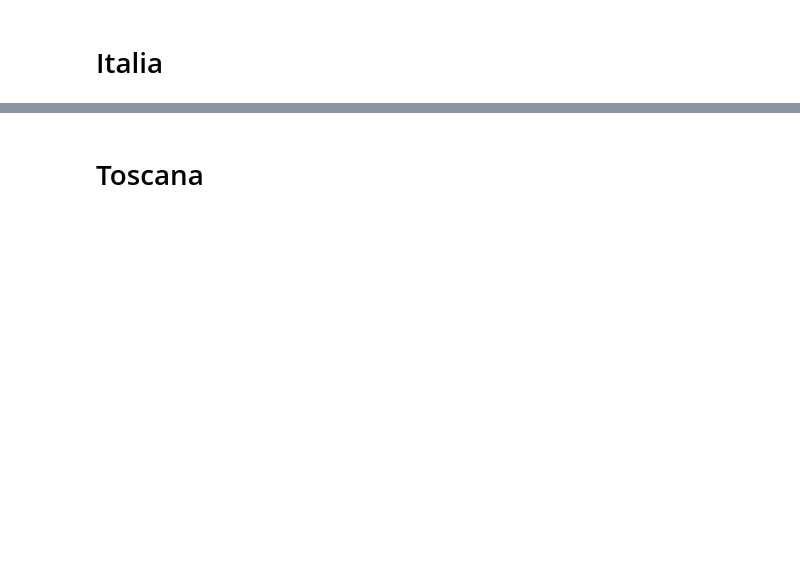
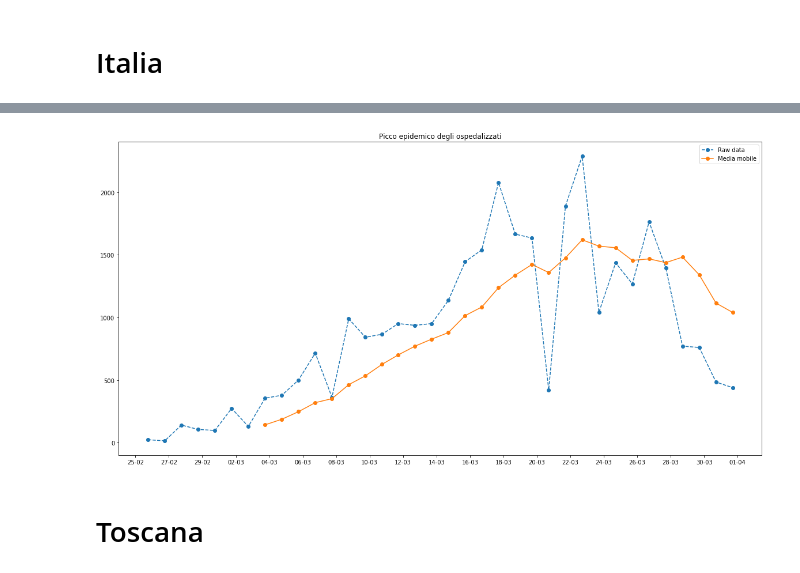
Before and after one commit to stefano-gaggero/COVID19, a Jupyter notebook: 2020-03 COVID.ipynb, the cells around one changed output, grey strips where cells are left out. Cells and saved outputs as stored; diff of their text form; code cells hidden in the pictures; blank space fills up the shorter version.

```diff
--- a/2020-03 COVID.ipynb
+++ b/2020-03 COVID.ipynb
@@ -57,3 +67,7 @@ plotIncrements(df['data'], df['deceduti'], 'Deceduti Italia', 8)
+# %%
+plotIncrements(ds, 'totale_ospedalizzati', 'Picco epidemico degli ospedalizzati', 8)
+# %% [output]
+[figure, added]
 # %% [markdown]
 # Toscana
 # %%
```
Also changed, not shown: parts of 15 cells of this notebook.
